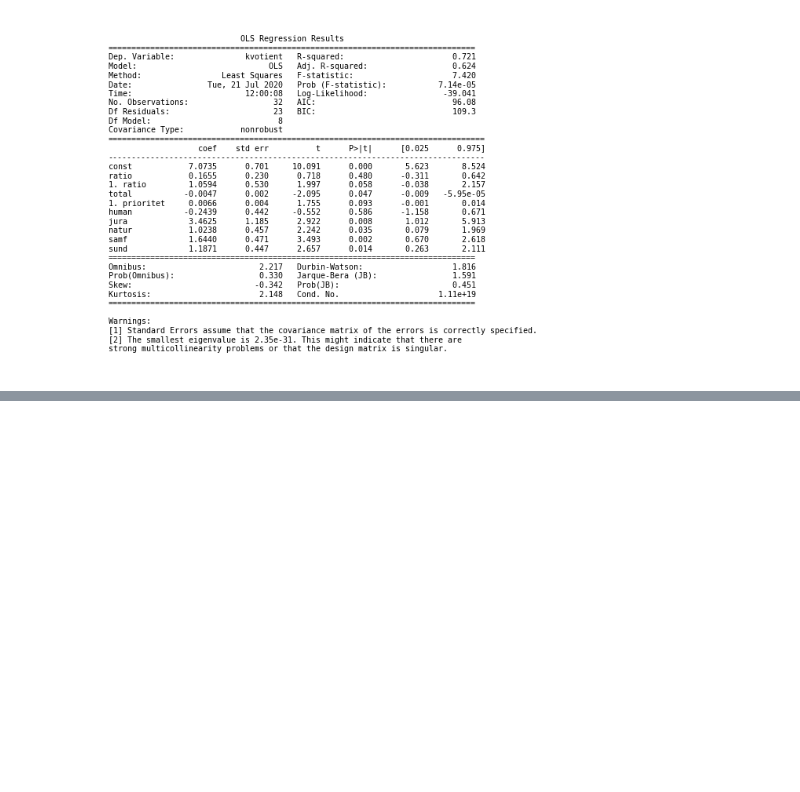
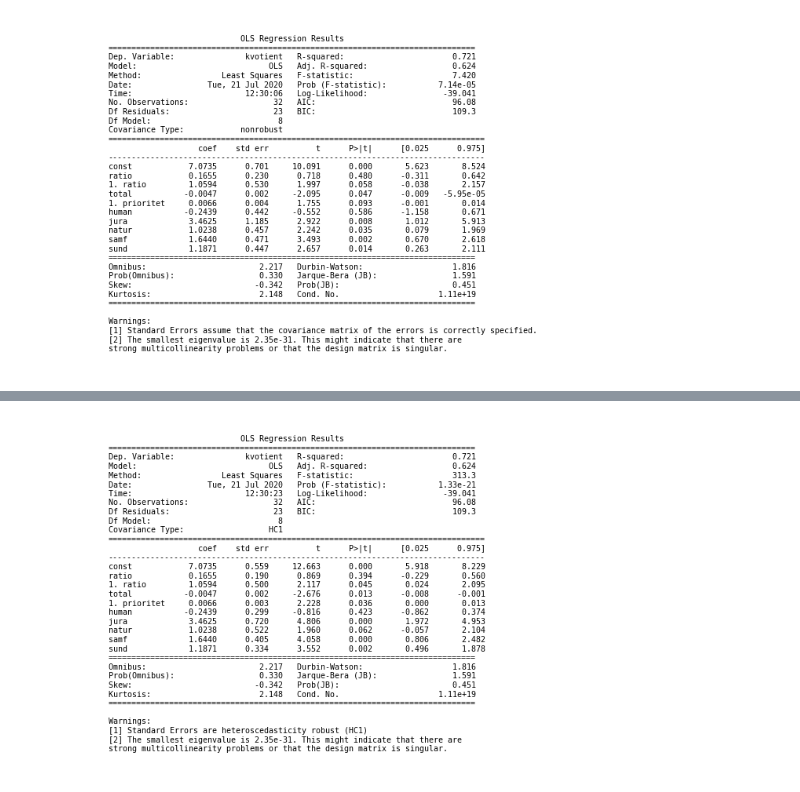
Before and after one commit to Fin-san/predicting-admission-UCPH-OLS, a Jupyter notebook: OLS på karakterer fra KU.ipynb, the cells around one changed output, grey strips where cells are left out. Drawn from its saved outputs; the diff is of its cells as text; code cells hidden in the pictures; blank space fills up the shorter version.

```diff
--- a/OLS på karakterer fra KU.ipynb
+++ b/OLS på karakterer fra KU.ipynb
@@ -374,3 +375,6 @@ Warnings:
 [1] Standard Errors assume that the covariance matrix of the errors is correctly specified.
 [2] The smallest eigenvalue is 2.35e-31. This might indicate that there are
 strong multicollinearity problems or that the design matrix is singular.
+# %%
+robust_results = results.get_robustcov_results()
+print(robust_results.summary())
@@ -475,0 +495,9 @@ plt.savefig('ols_results.png')
+# %%
+plt.rc('figure', figsize=(12, 7))
+#plt.text(0.01, 0.05, str(model.summary()), {'fontsize': 12}) old approach
+plt.text(0.01, 0.05, str(robust_results.summary()), {'fontsize': 10}, fontproperties = 'monospace') # approach improved by OP -> monospace!
+plt.axis('off')
+plt.tight_layout()
+plt.savefig('ols_results_robust.png')
+# %% [output]
+[figure, added]
```
Also changed, not shown: parts of 5 cells of this notebook, 2 other files.
